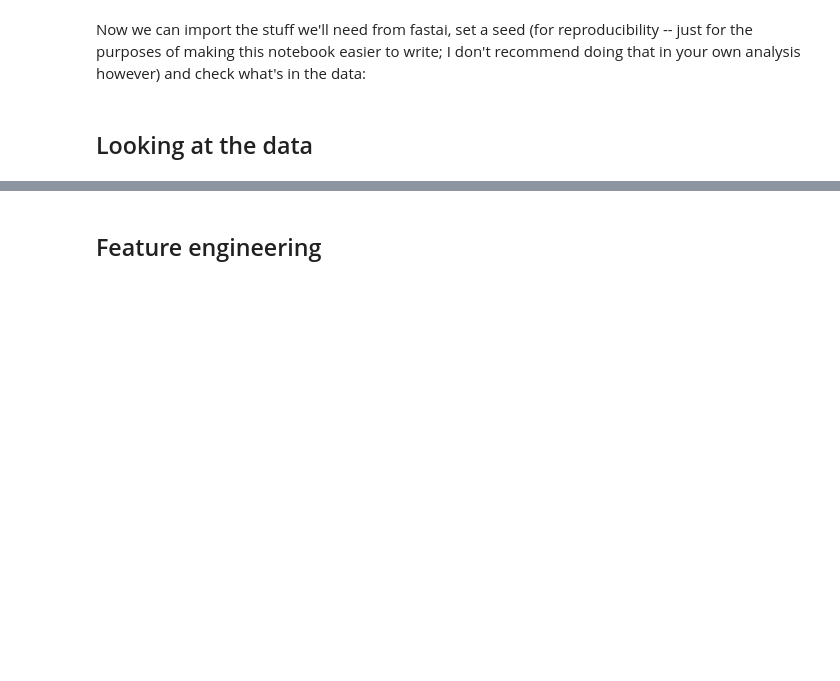
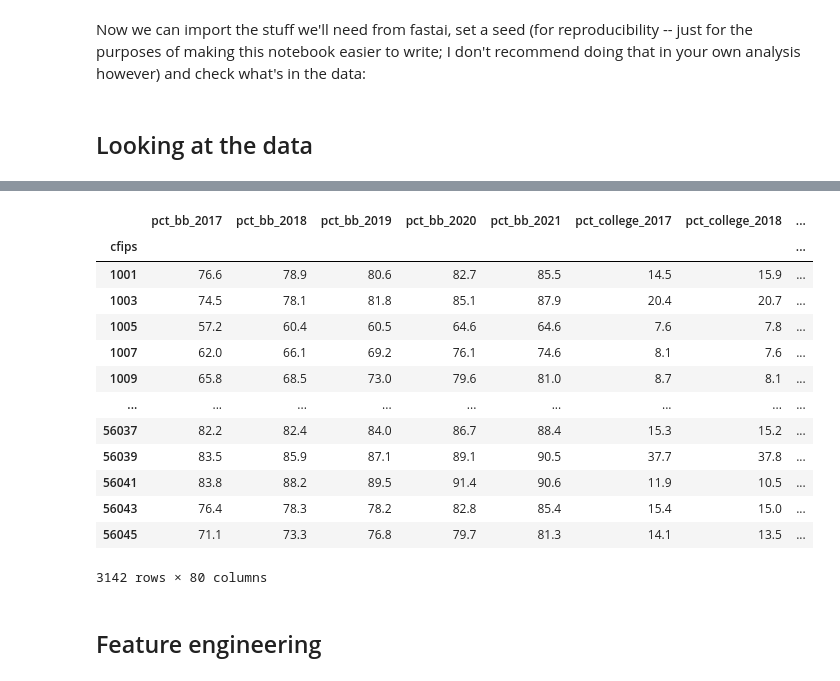
Before and after one commit to madhao/kaggle_compititions, a Jupyter notebook: godaddy-microbusiness-density-forecasting/rf_model_v1.ipynb, the cells around one changed output, grey strips where cells are left out. Drawn from its saved outputs; the diff is of its cells as text; code cells hidden in the pictures; blank space fills up the shorter version.

```diff
--- a/godaddy-microbusiness-density-forecasting/rf_model_v1.ipynb
+++ b/godaddy-microbusiness-density-forecasting/rf_model_v1.ipynb
@@ -33,4 +35,5 @@ df_state_info = df[['cfips','county','state']].set_index('cfips')
 # %%
 df = df.drop(['county','state'],axis=1)
 # %%
-census = pd.read_csv(path/'census_starter.csv').set_index('cfips').join(df_state_info)
+census = pd.read_csv(path/'census_starter.csv').set_index('cfips')
+census = census.groupby(level=0).max()
@@ -37,3 +72,20 @@ census = pd.read_csv(path/'census_starter.csv').set_index('cfips').join(df_state
+# %%
+census
+# %% [output]
+|  | pct_bb_2017 | pct_bb_2018 | pct_bb_2019 | pct_bb_2020 | pct_bb_2021 | pct_college_2017 | pct_college_2018 | ... |
+| cfips |  |  |  |  |  |  |  | ... |
+| 1001 | 76.6 | 78.9 | 80.6 | 82.7 | 85.5 | 14.5 | 15.9 | ... |
+| 1003 | 74.5 | 78.1 | 81.8 | 85.1 | 87.9 | 20.4 | 20.7 | ... |
+| 1005 | 57.2 | 60.4 | 60.5 | 64.6 | 64.6 | 7.6 | 7.8 | ... |
+| 1007 | 62.0 | 66.1 | 69.2 | 76.1 | 74.6 | 8.1 | 7.6 | ... |
+| 1009 | 65.8 | 68.5 | 73.0 | 79.6 | 81.0 | 8.7 | 8.1 | ... |
+| ... | ... | ... | ... | ... | ... | ... | ... | ... |
+| 56037 | 82.2 | 82.4 | 84.0 | 86.7 | 88.4 | 15.3 | 15.2 | ... |
+| 56039 | 83.5 | 85.9 | 87.1 | 89.1 | 90.5 | 37.7 | 37.8 | ... |
+| 56041 | 83.8 | 88.2 | 89.5 | 91.4 | 90.6 | 11.9 | 10.5 | ... |
+| 56043 | 76.4 | 78.3 | 78.2 | 82.8 | 85.4 | 15.4 | 15.0 | ... |
+| 56045 | 71.1 | 73.3 | 76.8 | 79.7 | 81.3 | 14.1 | 13.5 | ... |
+3142 rows × 80 columns
 # %% [markdown]
 ## Feature engineering
 # %%
```
Also changed, not shown: parts of 29 cells of this notebook, 3 other files.
